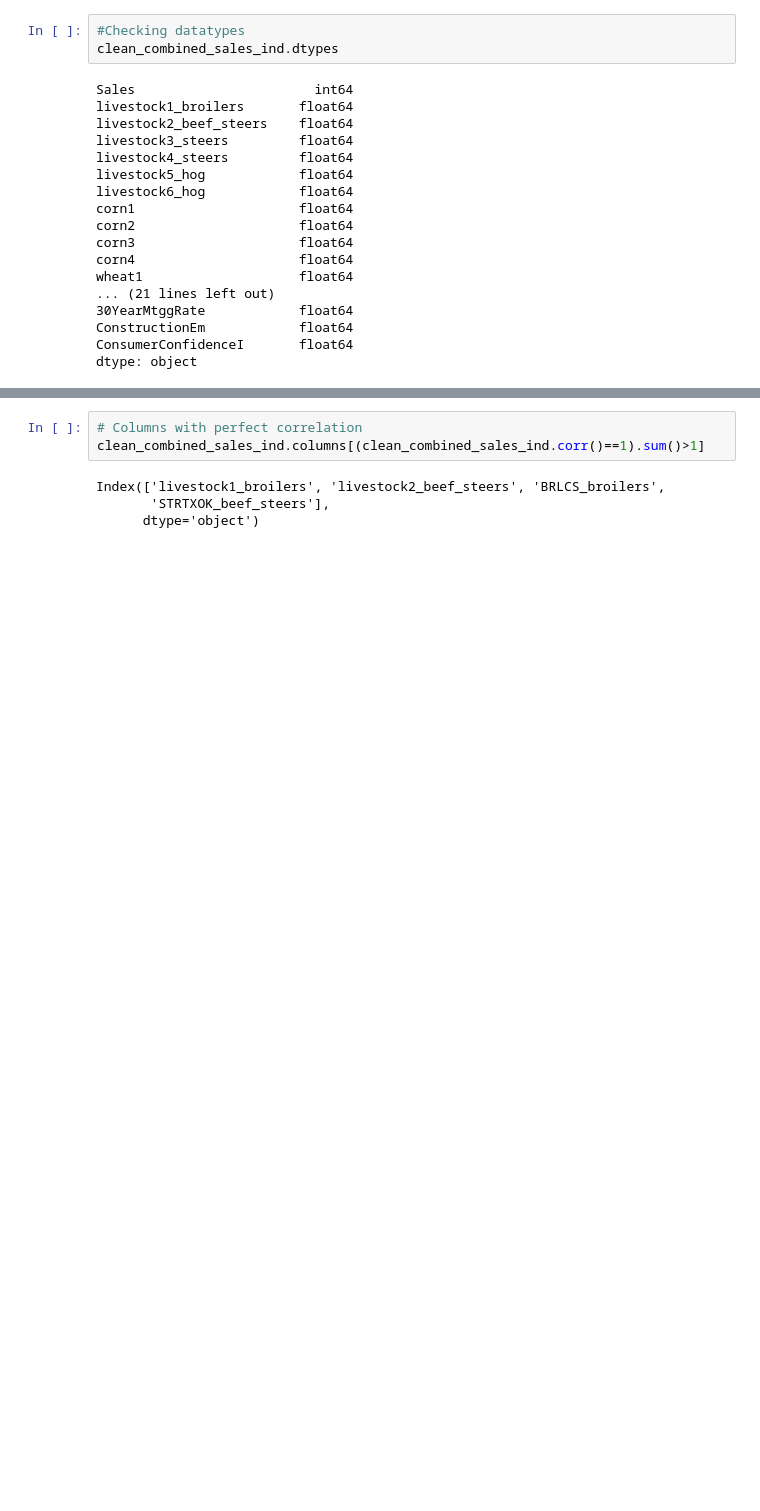
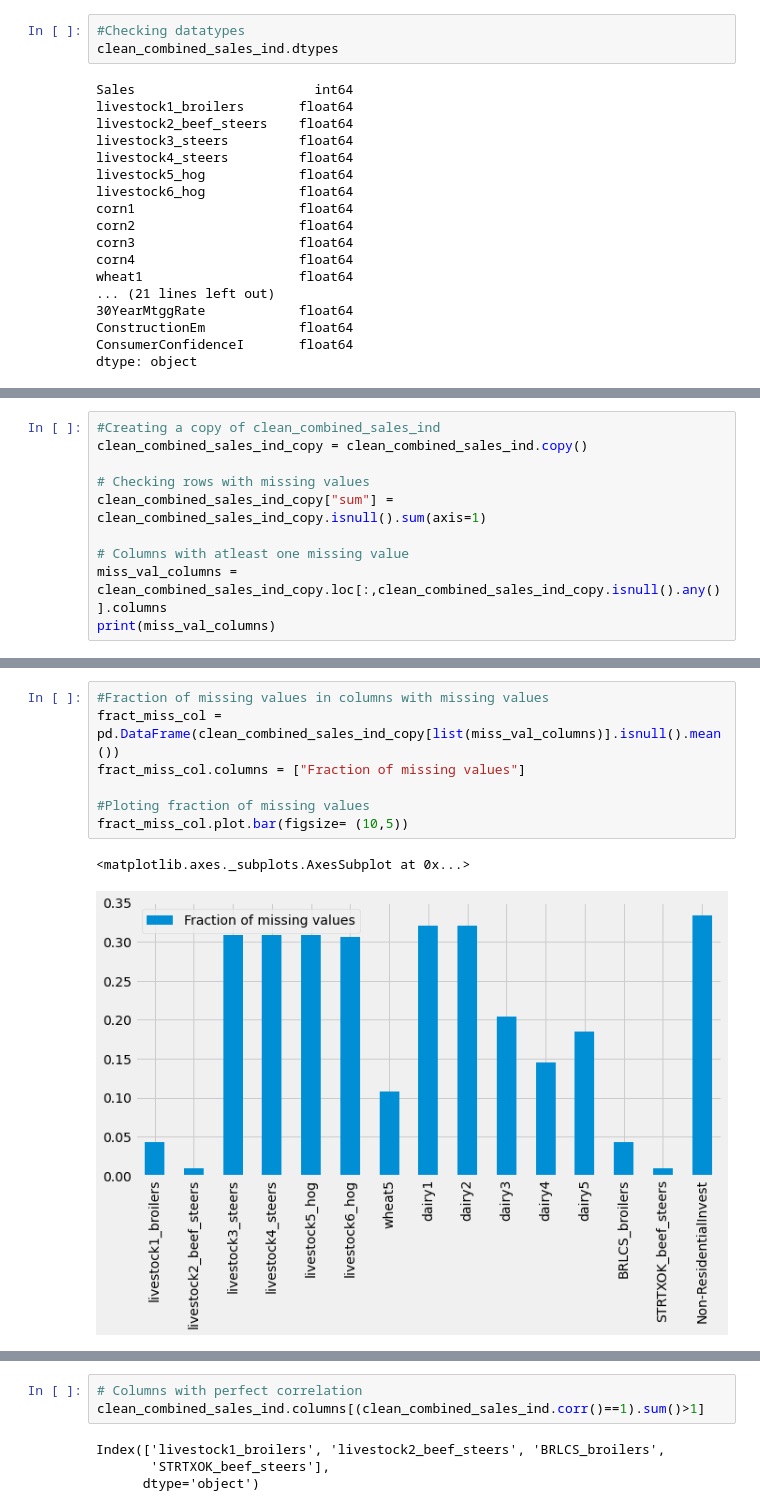
Before and after one commit to ankitaggarwal64/Time-Series-Sales-Forecasting-for-Agricultural-Equipments, a Jupyter notebook: Data_Understanding(EDA).ipynb, the cells around one changed output, grey strips where cells are left out. Cells and saved outputs as stored; diff of their text form; blank space fills up the shorter version.

```diff
--- a/Data_Understanding(EDA).ipynb
+++ b/Data_Understanding(EDA).ipynb
@@ -135,0 +145,10 @@ clean_combined_sales_ind.describe()
+# %%
+#Creating a copy of clean_combined_sales_ind
+clean_combined_sales_ind_copy = clean_combined_sales_ind.copy()
+
+# Checking rows with missing values
+clean_combined_sales_ind_copy["sum"] = clean_combined_sales_ind_copy.isnull().sum(axis=1)
+
+# Columns with atleast one missing value
+miss_val_columns = clean_combined_sales_ind_copy.loc[:,clean_combined_sales_ind_copy.isnull().any()].columns
+print(miss_val_columns)
@@ -136 +176,11 @@ clean_combined_sales_ind.describe()
+# %%
+#Fraction of missing values in columns with missing values
+fract_miss_col = pd.DataFrame(clean_combined_sales_ind_copy[list(miss_val_columns)].isnull().mean())
+fract_miss_col.columns = ["Fraction of missing values"]
+
+#Ploting fraction of missing values
+fract_miss_col.plot.bar(figsize= (10,5))
+# %% [output]
+<matplotlib.axes._subplots.AxesSubplot at 0x...>
+[figure, added]
 # %%
```
Also changed, not shown: parts of 27 cells of this notebook.
